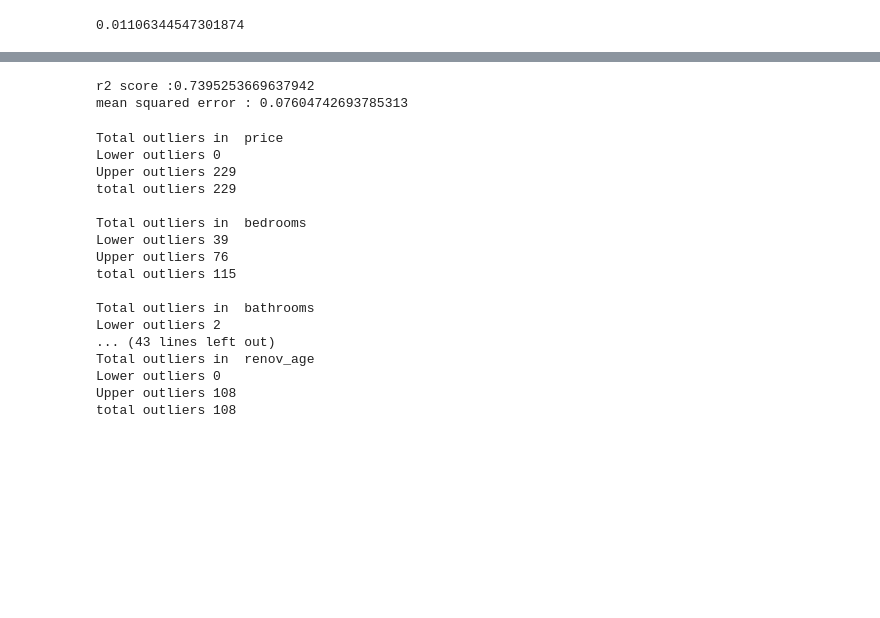
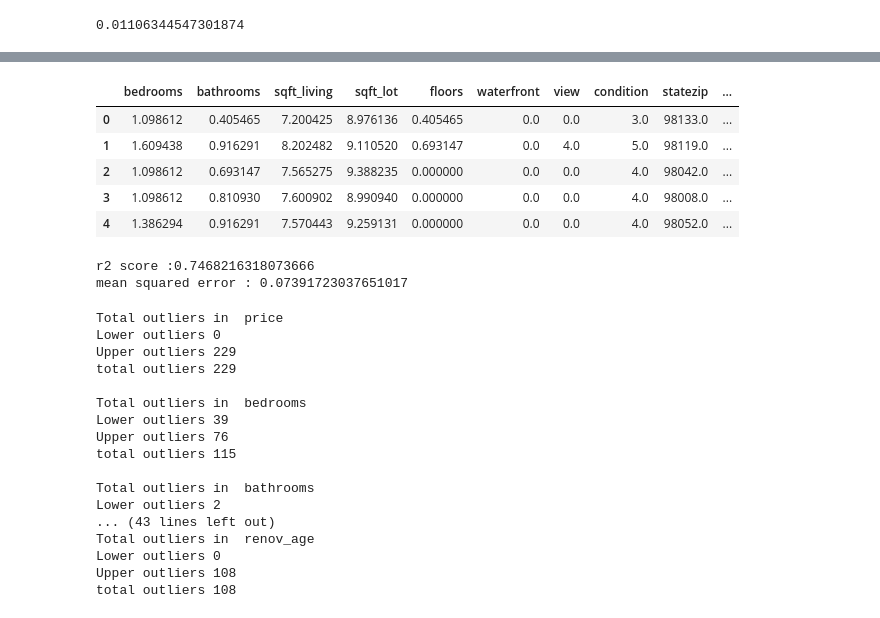
Before and after one commit to oussamaJMAA/DataPreparation, a Jupyter notebook: American_Agency2014.ipynb, the cells around one changed output, grey strips where cells are left out. Drawn from its saved outputs; the diff is of its cells as text; code cells hidden in the pictures; blank space fills up the shorter version.

```diff
--- a/American_Agency2014.ipynb
+++ b/American_Agency2014.ipynb
@@ -594,6 +619,17 @@ dataset3.head()
 # %%
 X = dataset3.drop(['price'],axis=1)
 Y = dataset3['price']
+# %%
+X['waterfront'] = dataset['waterfront']
+X['sqft_basement']= dataset['sqft_basement']
+X.head()
+# %% [output]
+|  | bedrooms | bathrooms | sqft_living | sqft_lot | floors | waterfront | view | condition | statezip | ... |
+| 0 | 1.098612 | 0.405465 | 7.200425 | 8.976136 | 0.405465 | 0.0 | 0.0 | 3.0 | 98133.0 | ... |
+| 1 | 1.609438 | 0.916291 | 8.202482 | 9.110520 | 0.693147 | 0.0 | 4.0 | 5.0 | 98119.0 | ... |
+| 2 | 1.098612 | 0.693147 | 7.565275 | 9.388235 | 0.000000 | 0.0 | 0.0 | 4.0 | 98042.0 | ... |
+| 3 | 1.098612 | 0.810930 | 7.600902 | 8.990940 | 0.000000 | 0.0 | 0.0 | 4.0 | 98008.0 | ... |
+| 4 | 1.386294 | 0.916291 | 7.570443 | 9.259131 | 0.000000 | 0.0 | 0.0 | 4.0 | 98052.0 | ... |
 # %%
 from sklearn.preprocessing import MinMaxScaler
 scaler = MinMaxScaler()
@@ -603,16 +639,15 @@ from sklearn.model_selection import train_test_split
 from sklearn.metrics import mean_squared_error, r2_score
 from sklearn.linear_model import LinearRegression
 from xgboost import XGBRegressor
-XGBRegressor
-x_train, x_test, y_train, y_test = train_test_split(X_scaled, Y, test_size = 0.3, random_state=42)
+x_train, x_test, y_train, y_test = train_test_split(X, Y, test_size = 0.3, random_state=42)
 lr = XGBRegressor()
 lr.fit(x_train, y_train)
 pred = lr.predict(x_test)
 print(f"r2 score :{r2_score(y_test, pred)}")
 print(f"mean squared error : {mean_squared_error(y_test,pred)}")
 # %% [output]
-r2 score :0.7395253669637942
-mean squared error : 0.07604742693785313
+r2 score :0.7468216318073666
+mean squared error : 0.07391723037651017
 # %%
 #applying the above function on columns to find the total outliers in every feature
 for i in dataset[dataset2.columns.drop(['street','city'])]:
```
Also changed, not shown: parts of 21 cells of this notebook.
